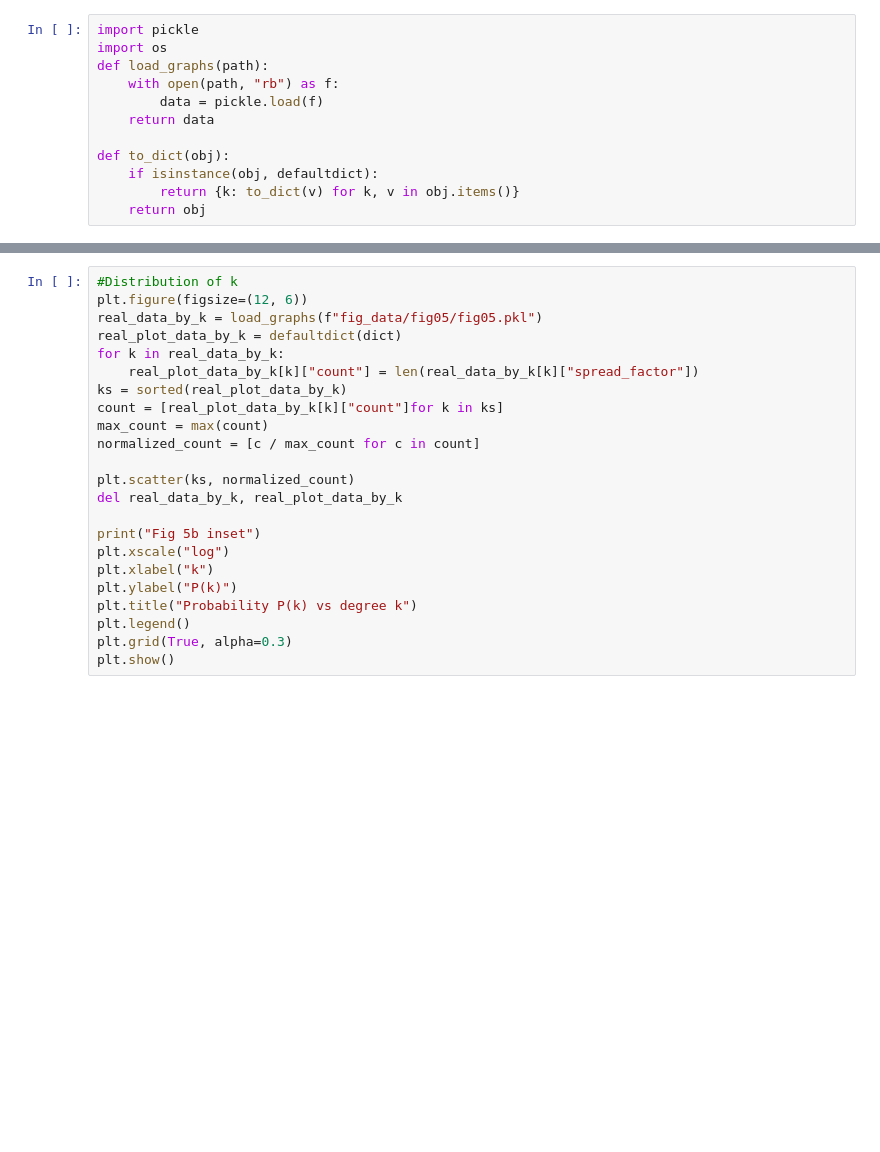
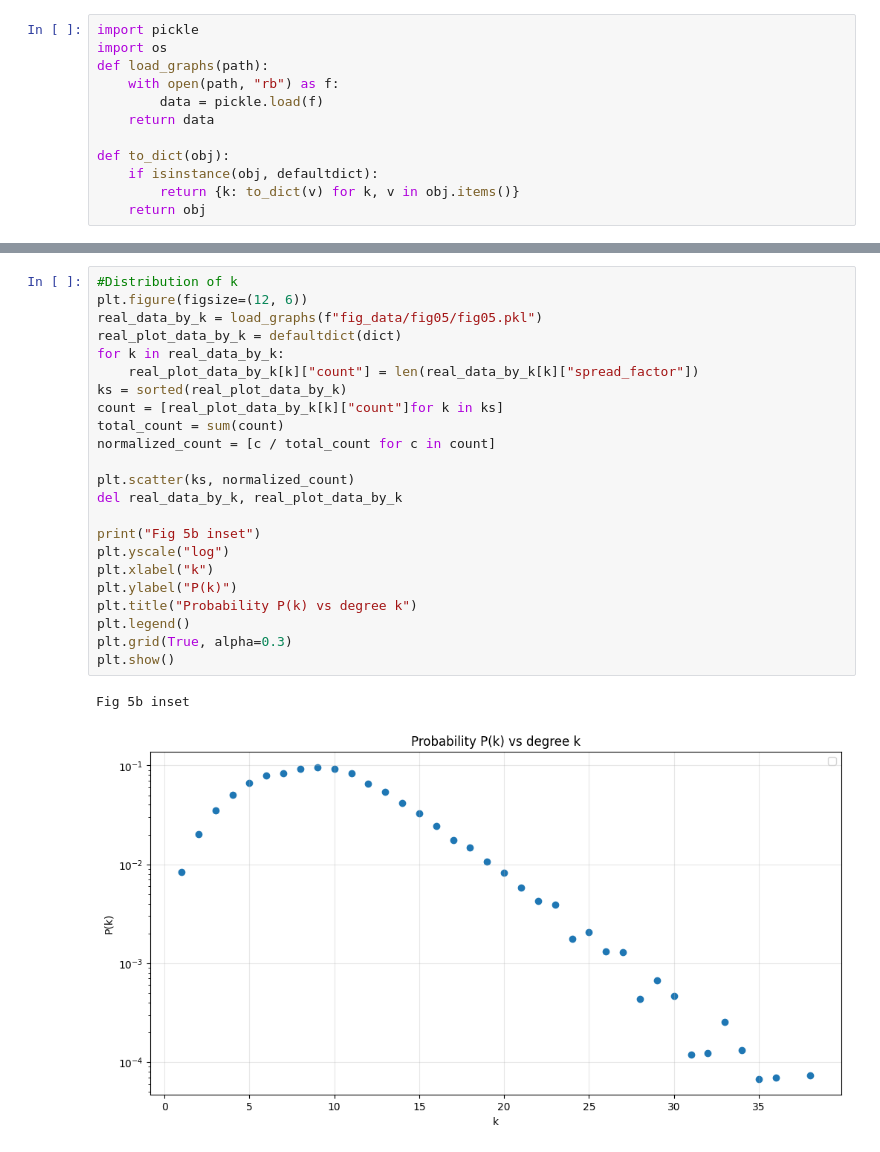
Before and after one commit to DoDoanHoangDu/GossipSpreadSimulation, a Jupyter notebook: simulation_fig05.ipynb, the cells around one changed output, grey strips where cells are left out. Cells and saved outputs as stored; diff of their text form; blank space fills up the shorter version.

```diff
--- a/simulation_fig05.ipynb
+++ b/simulation_fig05.ipynb
@@ -187,23 +199,26 @@ plt.show()
 # %%
 #Distribution of k
 plt.figure(figsize=(12, 6))
 real_data_by_k = load_graphs(f"fig_data/fig05/fig05.pkl")
 real_plot_data_by_k = defaultdict(dict)
 for k in real_data_by_k:
     real_plot_data_by_k[k]["count"] = len(real_data_by_k[k]["spread_factor"])
 ks = sorted(real_plot_data_by_k)
 count = [real_plot_data_by_k[k]["count"]for k in ks]
-max_count = max(count)
-normalized_count = [c / max_count for c in count]
+total_count = sum(count)
+normalized_count = [c / total_count for c in count]
 
 plt.scatter(ks, normalized_count)
 del real_data_by_k, real_plot_data_by_k
 
 print("Fig 5b inset")
-plt.xscale("log")
+plt.yscale("log")
 plt.xlabel("k")
 plt.ylabel("P(k)")
 plt.title("Probability P(k) vs degree k")
 plt.legend()
 plt.grid(True, alpha=0.3)
 plt.show()
+# %% [output]
+Fig 5b inset
+[figure, added]
```
Also changed, not shown: parts of 4 cells of this notebook, 3 other files.
